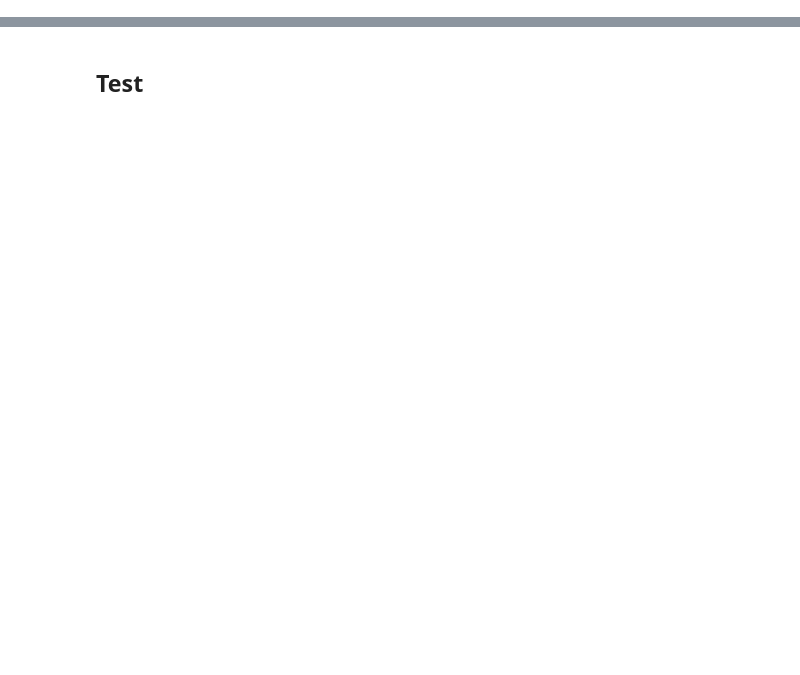
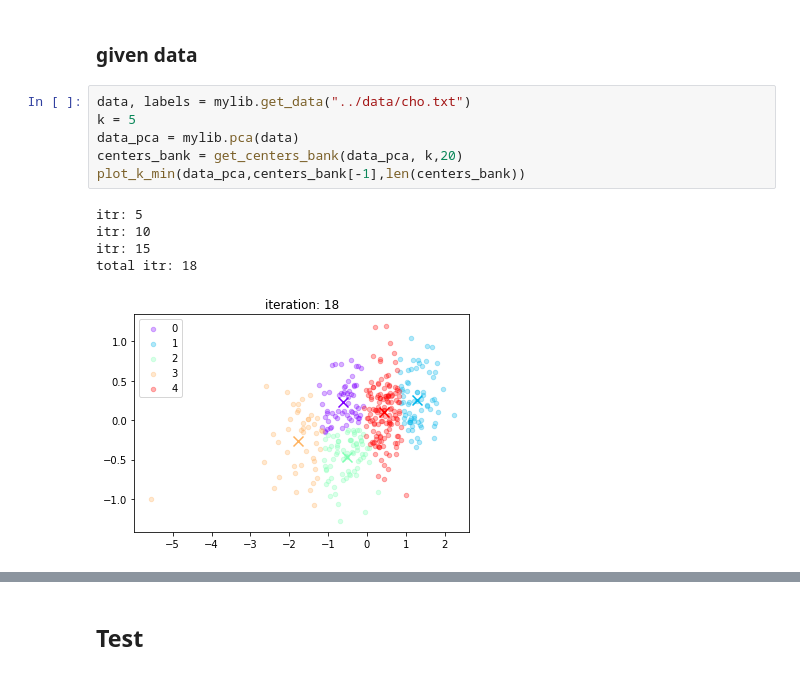
Before and after one commit to XuShaoming/DataMining_Bioinformatic, a Jupyter notebook: project2/code/k_mean.ipynb, the cells around one changed output, grey strips where cells are left out. Drawn from its saved outputs; the diff is of its cells as text; blank space fills up the shorter version.

```diff
--- a/project2/code/k_mean.ipynb
+++ b/project2/code/k_mean.ipynb
@@ -52,0 +89,14 @@ def get_centers(centers_bank, itr=-1):
+# %% [markdown]
+### given data
+# %%
+data, labels = mylib.get_data("../data/cho.txt")
+k = 5
+data_pca = mylib.pca(data)
+centers_bank = get_centers_bank(data_pca, k,20)
+plot_k_min(data_pca,centers_bank[-1],len(centers_bank))
+# %% [output]
+itr: 5
+itr: 10
+itr: 15
+total itr: 18
+[figure, added]
```
Also changed, not shown: parts of 23 cells of this notebook, 6 other files.
